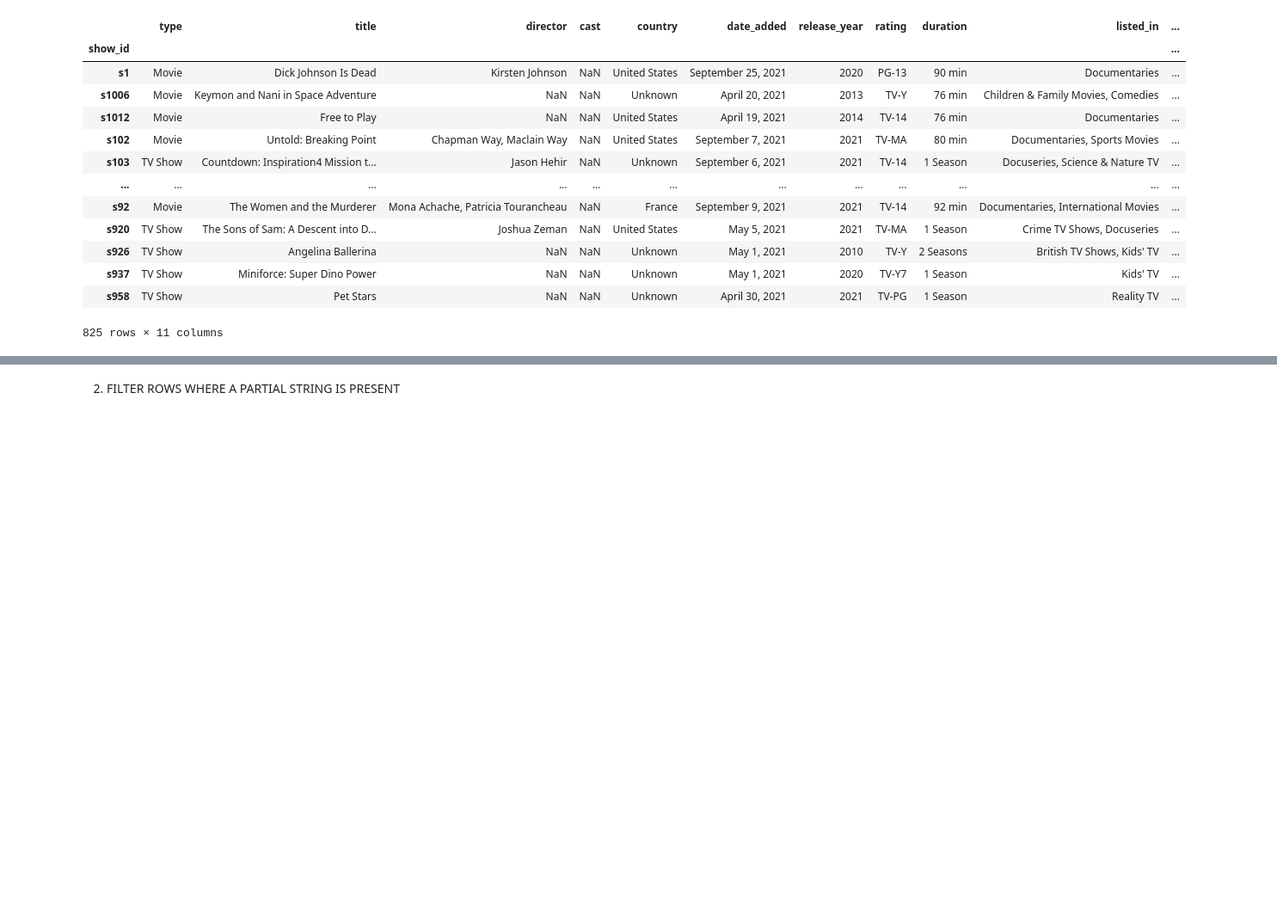
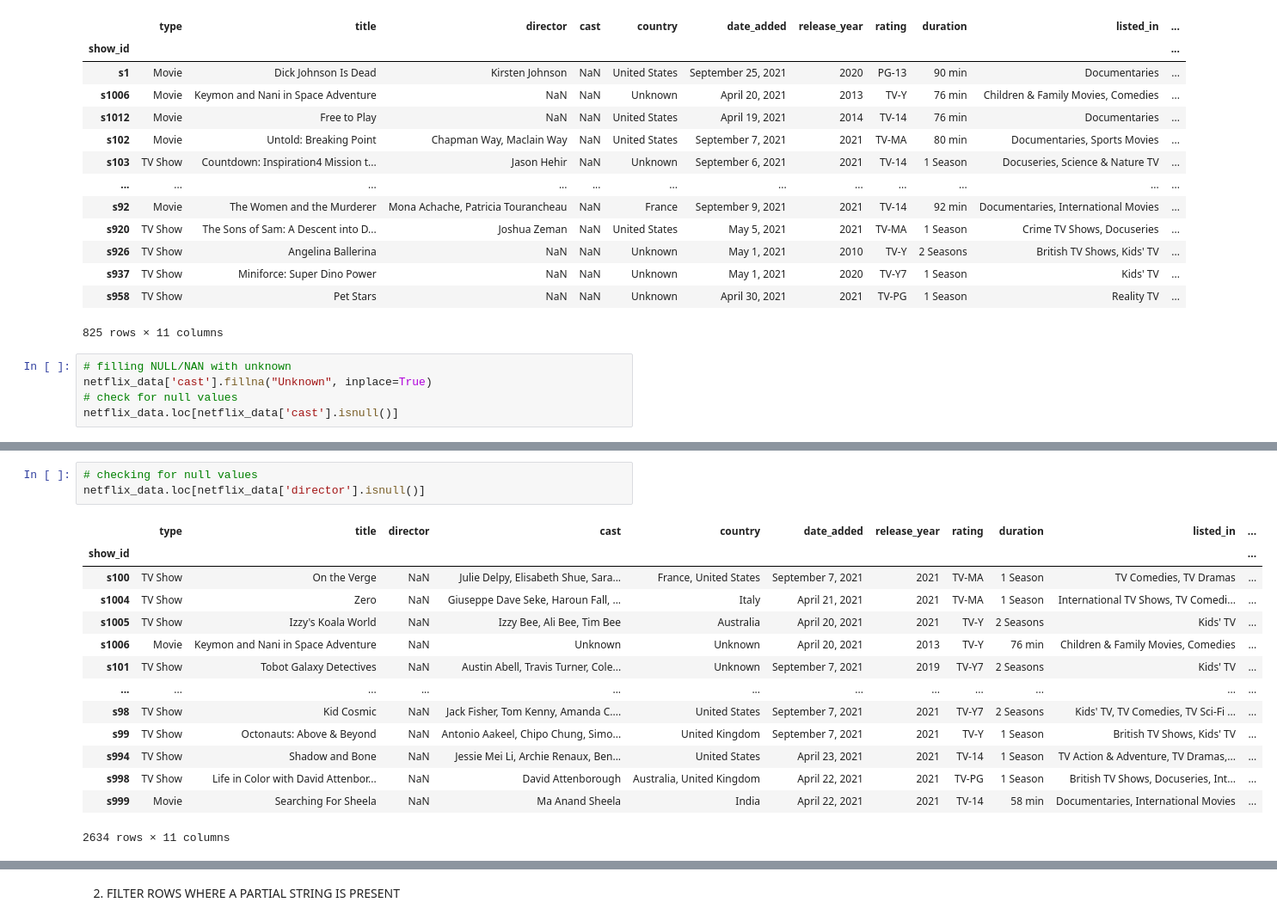
Before and after one commit to lewah/mangosplit, a Jupyter notebook: Netflix_project/netflix_movie_data.ipynb, the cells around one changed output, grey strips where cells are left out. Shown: that part at 86% size. Saved outputs shown, nothing was run; the diff lists cells and outputs as text; blank space fills up the shorter version.

Commit message:
finish cleaning data by removing NULL/NAN values

```diff
--- a/Netflix_project/netflix_movie_data.ipynb
+++ b/Netflix_project/netflix_movie_data.ipynb
@@ -331,3 +331,8 @@ netflix_data.loc[netflix_data['cast'].isnull()]
 | s937 | TV Show | Miniforce: Super Dino Power | NaN | NaN | Unknown | May 1, 2021 | 2020 | TV-Y7 | 1 Season | Kids' TV | ... |
 | s958 | TV Show | Pet Stars | NaN | NaN | Unknown | April 30, 2021 | 2021 | TV-PG | 1 Season | Reality TV | ... |
 825 rows × 11 columns
+# %%
+# filling NULL/NAN with unknown
+netflix_data['cast'].fillna("Unknown", inplace=True)
+# check for null values
+netflix_data.loc[netflix_data['cast'].isnull()]
@@ -333,0 +360,18 @@ netflix_data.loc[netflix_data['cast'].isnull()]
+# %%
+# checking for null values
+netflix_data.loc[netflix_data['director'].isnull()]
+# %% [output]
+|  | type | title | director | cast | country | date_added | release_year | rating | duration | listed_in | ... |
+| show_id |  |  |  |  |  |  |  |  |  |  | ... |
+| s100 | TV Show | On the Verge | NaN | Julie Delpy, Elisabeth Shue, Sara... | France, United States | September 7, 2021 | 2021 | TV-MA | 1 Season | TV Comedies, TV Dramas | ... |
+| s1004 | TV Show | Zero | NaN | Giuseppe Dave Seke, Haroun Fall, ... | Italy | April 21, 2021 | 2021 | TV-MA | 1 Season | International TV Shows, TV Comedi... | ... |
+| s1005 | TV Show | Izzy's Koala World | NaN | Izzy Bee, Ali Bee, Tim Bee | Australia | April 20, 2021 | 2021 | TV-Y | 2 Seasons | Kids' TV | ... |
+| s1006 | Movie | Keymon and Nani in Space Adventure | NaN | Unknown | Unknown | April 20, 2021 | 2013 | TV-Y | 76 min | Children & Family Movies, Comedies | ... |
+| s101 | TV Show | Tobot Galaxy Detectives | NaN | Austin Abell, Travis Turner, Cole... | Unknown | September 7, 2021 | 2019 | TV-Y7 | 2 Seasons | Kids' TV | ... |
+| ... | ... | ... | ... | ... | ... | ... | ... | ... | ... | ... | ... |
+| s98 | TV Show | Kid Cosmic | NaN | Jack Fisher, Tom Kenny, Amanda C.... | United States | September 7, 2021 | 2021 | TV-Y7 | 2 Seasons | Kids' TV, TV Comedies, TV Sci-Fi ... | ... |
+| s99 | TV Show | Octonauts: Above & Beyond | NaN | Antonio Aakeel, Chipo Chung, Simo... | United Kingdom | September 7, 2021 | 2021 | TV-Y | 1 Season | British TV Shows, Kids' TV | ... |
+| s994 | TV Show | Shadow and Bone | NaN | Jessie Mei Li, Archie Renaux, Ben... | United States | April 23, 2021 | 2021 | TV-14 | 1 Season | TV Action & Adventure, TV Dramas,... | ... |
+| s998 | TV Show | Life in Color with David Attenbor... | NaN | David Attenborough | Australia, United Kingdom | April 22, 2021 | 2021 | TV-PG | 1 Season | British TV Shows, Docuseries, Int... | ... |
+| s999 | Movie | Searching For Sheela | NaN | Ma Anand Sheela | India | April 22, 2021 | 2021 | TV-14 | 58 min | Documentaries, International Movies | ... |
+2634 rows × 11 columns
```
Also changed, not shown: parts of 6 cells of this notebook.
